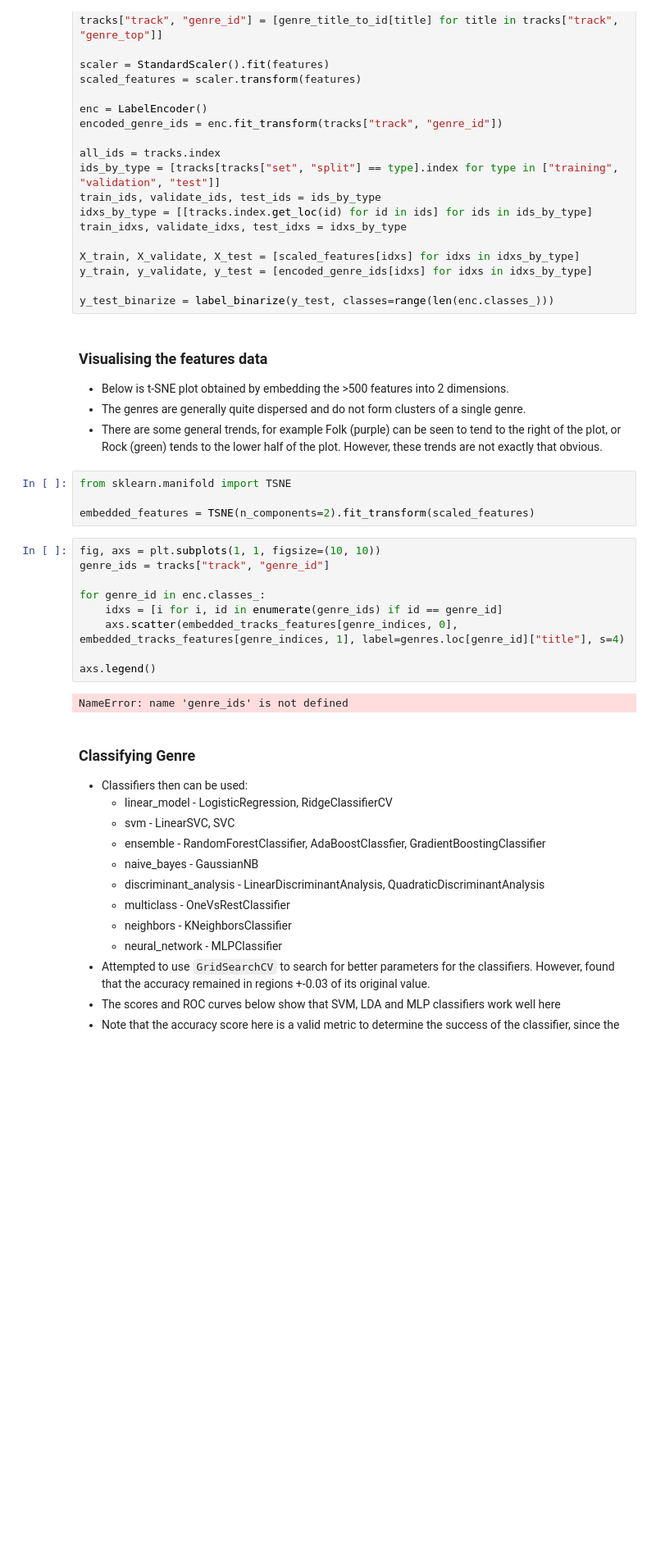
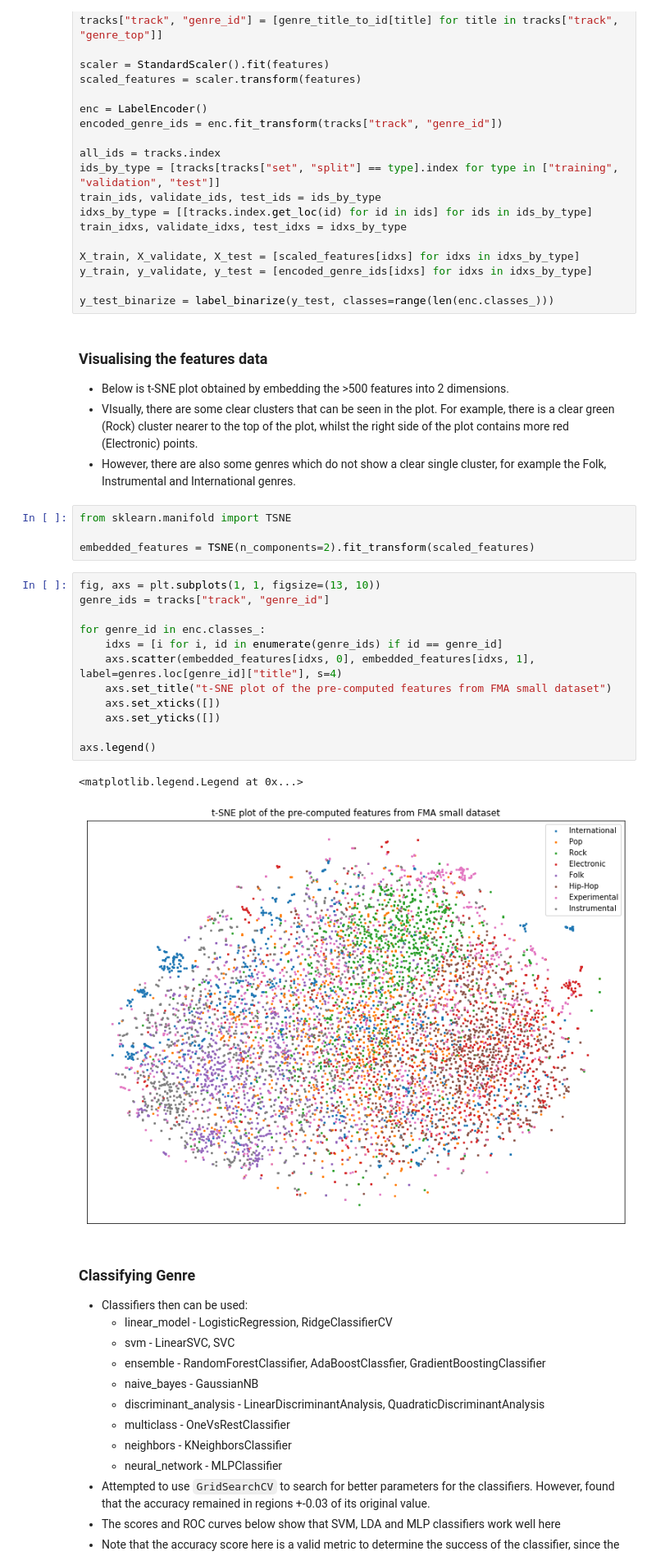
Before and after one commit to yijerjer/music_genre_classification, a Jupyter notebook: notebooks/base_models.ipynb, the cells around one changed output. Shown at 82% size. Saved outputs shown, nothing was run; the diff lists cells and outputs as text; blank space fills up the shorter version.

Commit message:
added images

```diff
--- a/notebooks/base_models.ipynb
+++ b/notebooks/base_models.ipynb
@@ -43,23 +43,27 @@ y_test_binarize = label_binarize(y_test, classes=range(len(enc.classes_)))
 # %% [markdown]
 ### Visualising the features data
 * Below is t-SNE plot obtained by embedding the >500 features into 2 dimensions.
-* The genres are generally quite dispersed and do not form clusters of a single genre.
-* There are some general trends, for example Folk (purple) can be seen to tend to the right of the plot, or Rock (green) tends to the lower half of the plot. However, these trends are not exactly that obvious.
+* VIsually, there are some clear clusters that can be seen in the plot. For example, there is a clear green (Rock) cluster nearer to the top of the plot, whilst the right side of the plot contains more red (Electronic) points.
+* However, there are also some genres which do not show a clear single cluster, for example the Folk, Instrumental and International genres.
 # %%
 from sklearn.manifold import TSNE
 
 embedded_features = TSNE(n_components=2).fit_transform(scaled_features)
 # %%
-fig, axs = plt.subplots(1, 1, figsize=(10, 10))
+fig, axs = plt.subplots(1, 1, figsize=(13, 10))
 genre_ids = tracks["track", "genre_id"]
 
 for genre_id in enc.classes_:
     idxs = [i for i, id in enumerate(genre_ids) if id == genre_id]
-    axs.scatter(embedded_tracks_features[genre_indices, 0], embedded_tracks_features[genre_indices, 1], label=genres.loc[genre_id]["title"], s=4)
+    axs.scatter(embedded_features[idxs, 0], embedded_features[idxs, 1], label=genres.loc[genre_id]["title"], s=4)
+    axs.set_title("t-SNE plot of the pre-computed features from FMA small dataset")
+    axs.set_xticks([])
+    axs.set_yticks([])
 
 axs.legend()
 # %% [output]
-NameError: name 'genre_ids' is not defined
+<matplotlib.legend.Legend at 0x...>
+[figure, added]
 # %% [markdown]
 ### Classifying Genre
 * Classifiers then can be used:
```
Also changed, not shown: parts of 3 cells of this notebook, 17 other files.
